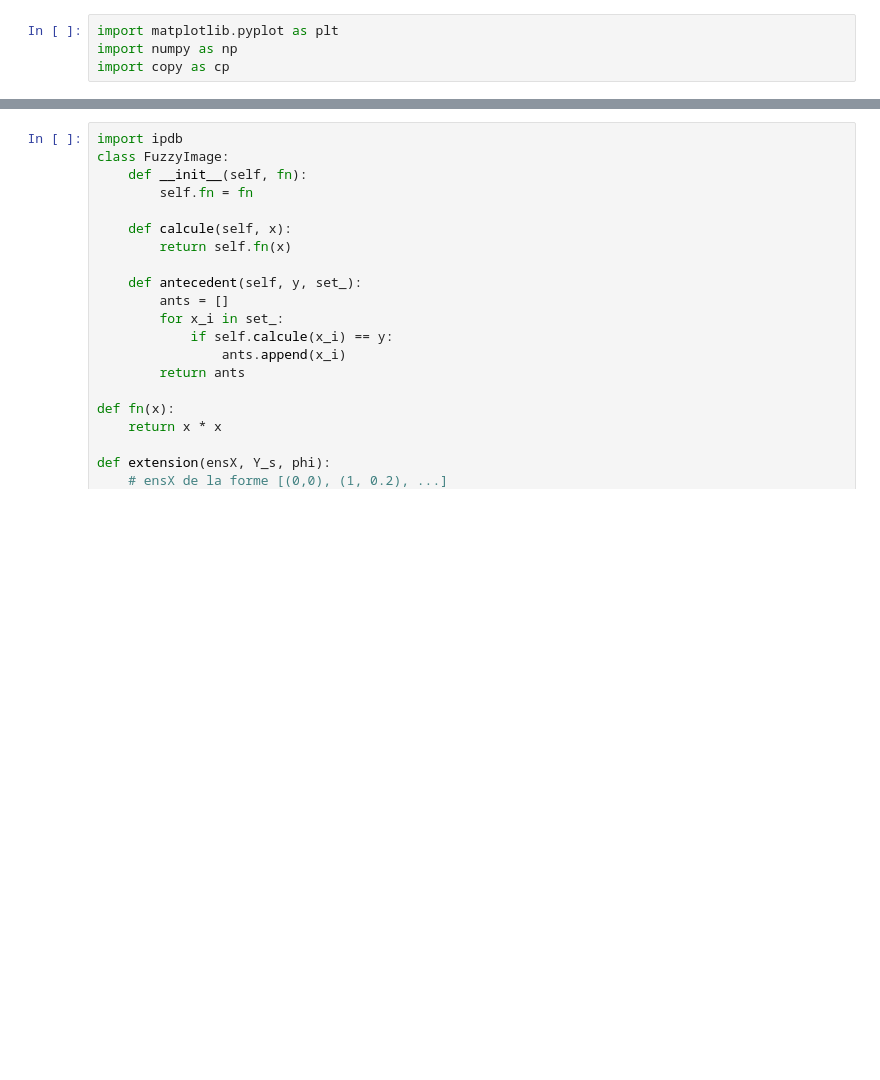
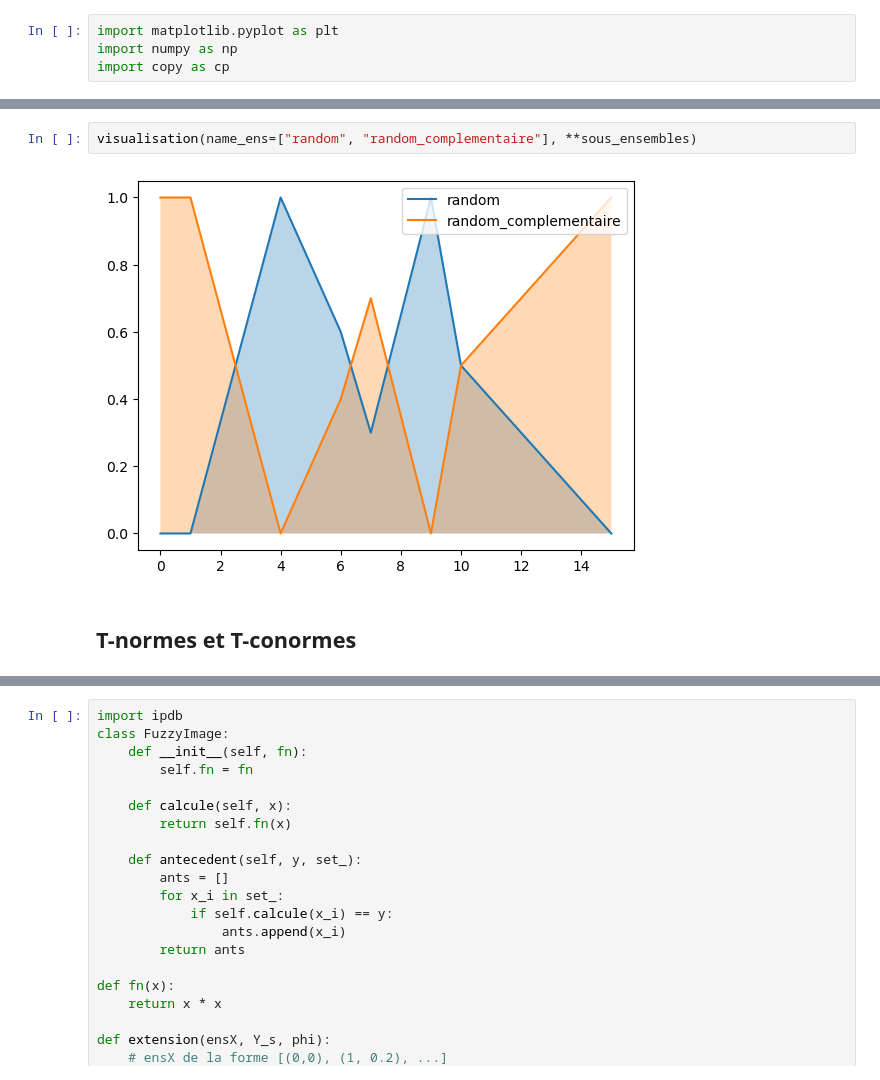
Before and after one commit to nhs2828/IA-Explicable, a Jupyter notebook: tme4/LE-LORIER_NGUYEN_tme4.ipynb, the cells around one changed output, grey strips where cells are left out. Saved outputs shown, nothing was run; the diff lists cells and outputs as text; blank space fills up the shorter version.

```diff
--- a/tme4/LE-LORIER_NGUYEN_tme4.ipynb
+++ b/tme4/LE-LORIER_NGUYEN_tme4.ipynb
@@ -116,0 +61,6 @@ class TCoNorm:
+# %%
+visualisation(name_ens=["random", "random_complementaire"], **sous_ensembles)
+# %% [output]
+[figure, added]
+# %% [markdown]
+## T-normes et T-conormes
```
Also changed, not shown: parts of 51 cells of this notebook.
